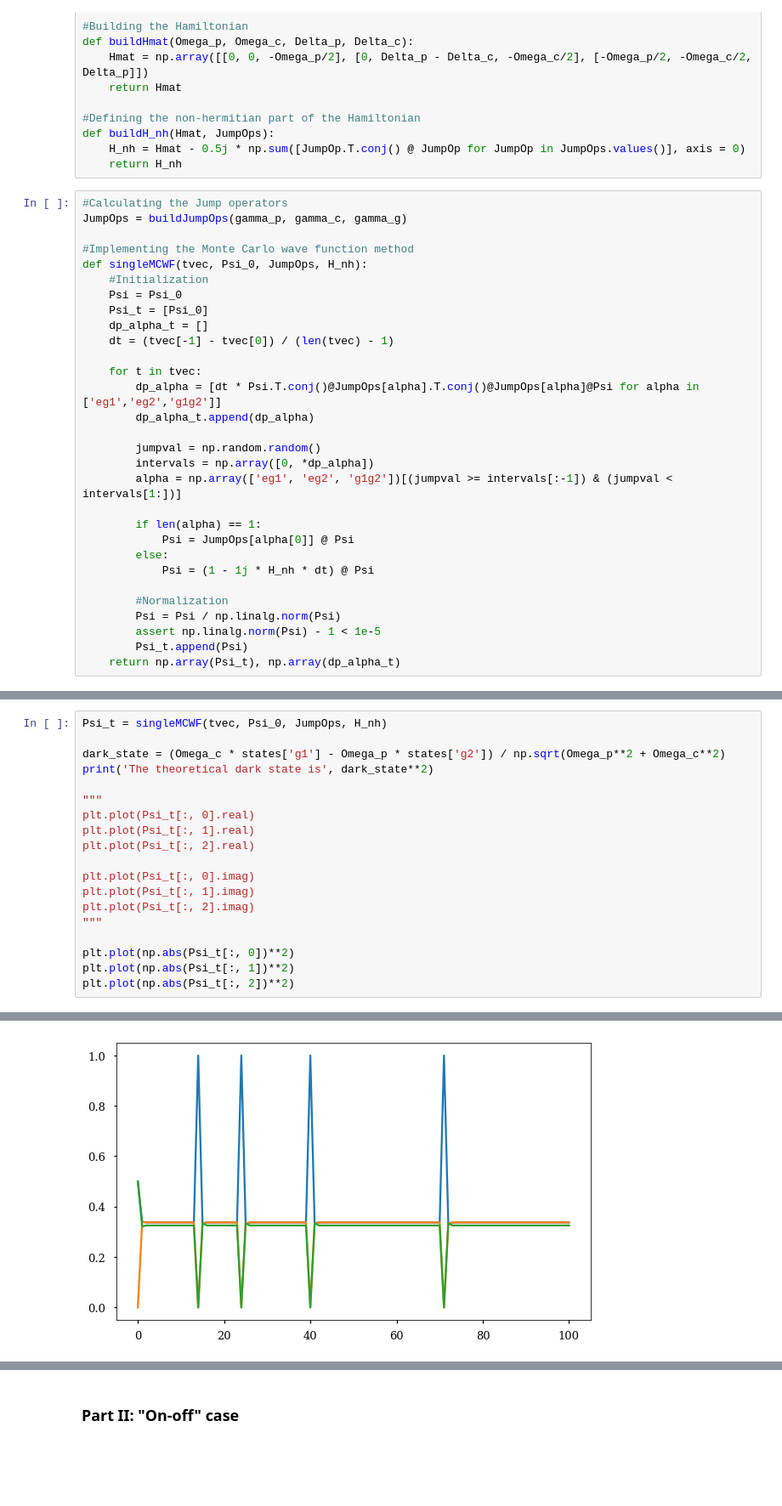
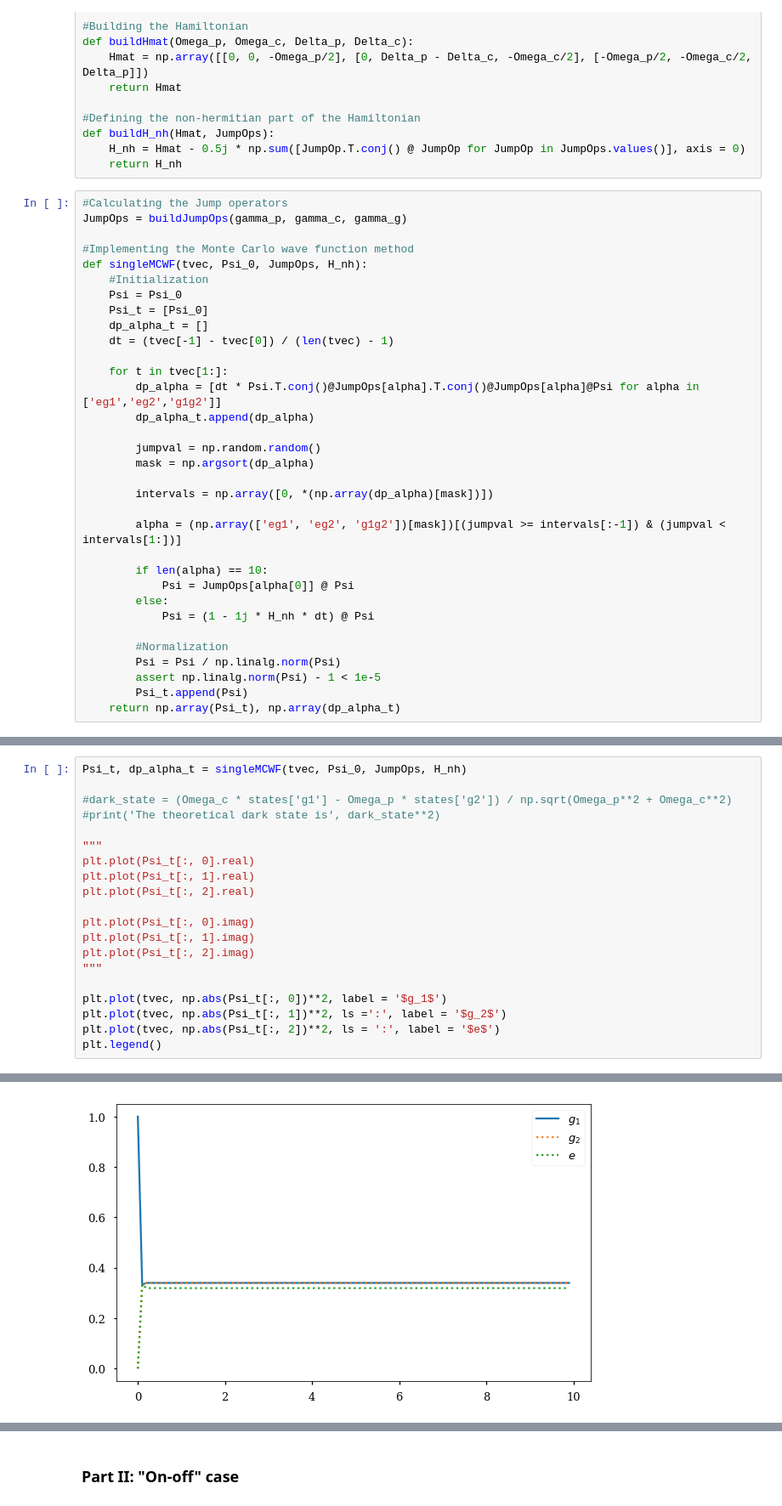
Before and after one commit to mathieukaltschmidt/Computational-Quantum-Dynamics, a Jupyter notebook: Exercise sheet 10/exercise10 (1).ipynb, the cells around one changed output, grey strips where cells are left out. Shown at 85% size. Saved outputs shown, nothing was run; the diff lists cells and outputs as text; blank space fills up the shorter version.

```diff
--- a/Exercise sheet 10/exercise10 (1).ipynb
+++ b/Exercise sheet 10/exercise10 (1).ipynb
@@ -104,15 +104,18 @@ def singleMCWF(tvec, Psi_0, JumpOps, H_nh):
     dp_alpha_t = []
     dt = (tvec[-1] - tvec[0]) / (len(tvec) - 1)
 
-    for t in tvec:
+    for t in tvec[1:]:
         dp_alpha = [dt * Psi.T.conj()@JumpOps[alpha].T.conj()@JumpOps[alpha]@Psi for alpha in ['eg1','eg2','g1g2']]
         dp_alpha_t.append(dp_alpha)
 
         jumpval = np.random.random()
-        intervals = np.array([0, *dp_alpha])
-        alpha = np.array(['eg1', 'eg2', 'g1g2'])[(jumpval >= intervals[:-1]) & (jumpval < intervals[1:])]
+        mask = np.argsort(dp_alpha)
 
-        if len(alpha) == 1:
+        intervals = np.array([0, *(np.array(dp_alpha)[mask])])
+
+        alpha = (np.array(['eg1', 'eg2', 'g1g2'])[mask])[(jumpval >= intervals[:-1]) & (jumpval < intervals[1:])]
+
+        if len(alpha) == 10:
             Psi = JumpOps[alpha[0]] @ Psi
         else:
             Psi = (1 - 1j * H_nh * dt) @ Psi
@@ -128,10 +133,10 @@ Psi_0 = states['g1']
 Hmat = buildHmat(Omega_p, Omega_c, Delta_p, Delta_c)
 H_nh = buildH_nh(Hmat, JumpOps)
 # %%
-Psi_t = singleMCWF(tvec, Psi_0, JumpOps, H_nh)
+Psi_t, dp_alpha_t = singleMCWF(tvec, Psi_0, JumpOps, H_nh)
 
-dark_state = (Omega_c * states['g1'] - Omega_p * states['g2']) / np.sqrt(Omega_p**2 + Omega_c**2)
-print('The theoretical dark state is', dark_state**2)
+#dark_state = (Omega_c * states['g1'] - Omega_p * states['g2']) / np.sqrt(Omega_p**2 + Omega_c**2)
+#print('The theoretical dark state is', dark_state**2)
 
 """
 plt.plot(Psi_t[:, 0].real)
@@ -143,7 +148,8 @@ plt.plot(Psi_t[:, 1].imag)
 plt.plot(Psi_t[:, 2].imag)
 """
 
-plt.plot(np.abs(Psi_t[:, 0])**2)
-plt.plot(np.abs(Psi_t[:, 1])**2)
-plt.plot(np.abs(Psi_t[:, 2])**2)
+plt.plot(tvec, np.abs(Psi_t[:, 0])**2, label = '$g_1$')
+plt.plot(tvec, np.abs(Psi_t[:, 1])**2, ls =':', label = '$g_2$')
+plt.plot(tvec, np.abs(Psi_t[:, 2])**2, ls = ':', label = '$e$')
+plt.legend()
 # %% [output]
@@ -168 +157 @@ The theoretical dark state is [0.00990099 0.99009901 0.        ]
-[figure, old version]
+[figure, new version]
```
Also changed, not shown: parts of 9 cells of this notebook.
